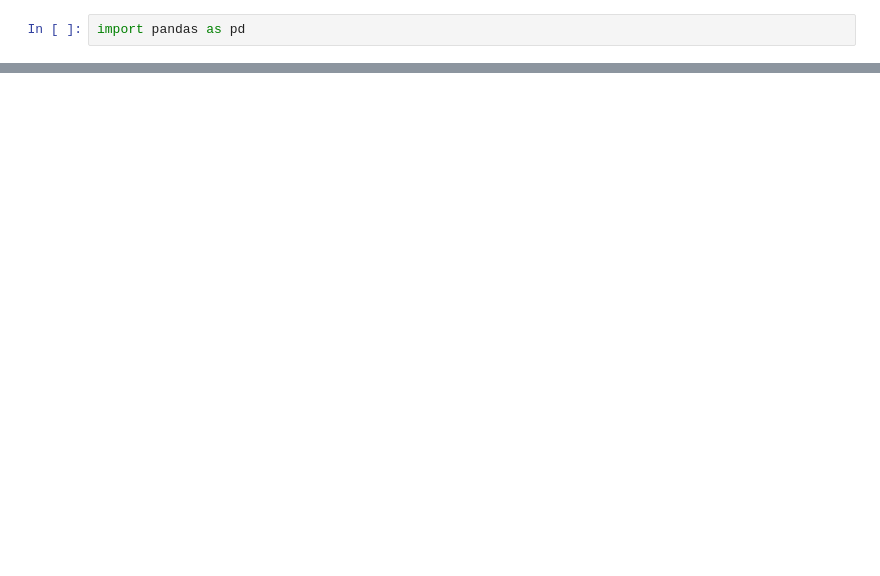
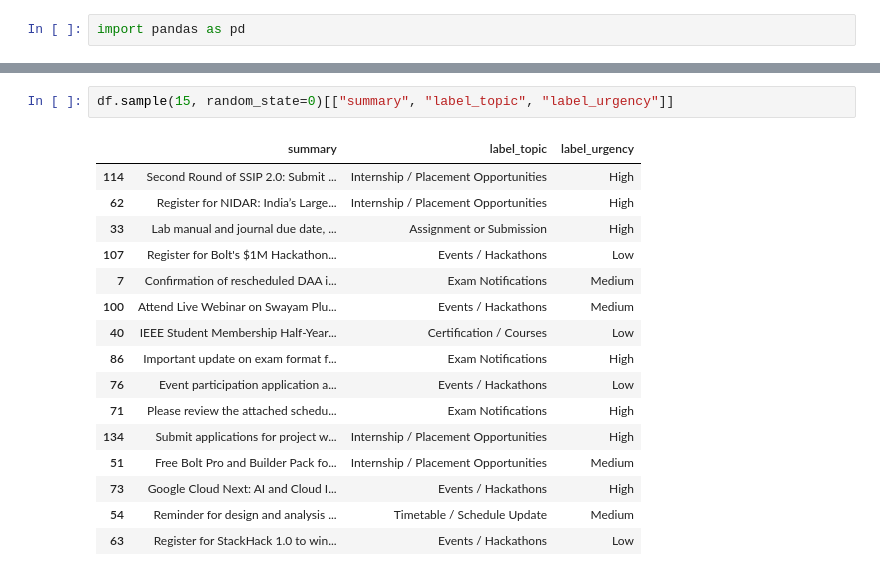
Before and after one commit to vmalani27/Uni-Dash_Reborn, a Jupyter notebook: Machine_Learning_Algo/step4_label_topic/Step3 visualisation after partial labelling.ipynb, the cells around one changed output, grey strips where cells are left out. Saved outputs shown, nothing was run; the diff lists cells and outputs as text; blank space fills up the shorter version.

```diff
--- a/Machine_Learning_Algo/step4_label_topic/Step3 visualisation after partial labelling.ipynb
+++ b/Machine_Learning_Algo/step4_label_topic/Step3 visualisation after partial labelling.ipynb
@@ -124,0 +110,19 @@ df.to_csv("level_2_fixed_3rd_jan.csv",index=False)
+# %%
+df.sample(15, random_state=0)[["summary", "label_topic", "label_urgency"]]
+# %% [output]
+|  | summary | label_topic | label_urgency |
+| 114 | Second Round of SSIP 2.0: Submit ... | Internship / Placement Opportunities | High |
+| 62 | Register for NIDAR: India’s Large... | Internship / Placement Opportunities | High |
+| 33 | Lab manual and journal due date, ... | Assignment or Submission | High |
+| 107 | Register for Bolt's $1M Hackathon... | Events / Hackathons | Low |
+| 7 | Confirmation of rescheduled DAA i... | Exam Notifications | Medium |
+| 100 | Attend Live Webinar on Swayam Plu... | Events / Hackathons | Medium |
+| 40 | IEEE Student Membership Half-Year... | Certification / Courses | Low |
+| 86 | Important update on exam format f... | Exam Notifications | High |
+| 76 | Event participation application a... | Events / Hackathons | Low |
+| 71 | Please review the attached schedu... | Exam Notifications | High |
+| 134 | Submit applications for project w... | Internship / Placement Opportunities | High |
+| 51 | Free Bolt Pro and Builder Pack fo... | Internship / Placement Opportunities | Medium |
+| 73 | Google Cloud Next: AI and Cloud I... | Events / Hackathons | High |
+| 54 | Reminder for design and analysis ... | Timetable / Schedule Update | Medium |
+| 63 | Register for StackHack 1.0 to win... | Events / Hackathons | Low |
```
Also changed, not shown: parts of 13 cells of this notebook, 22 other files.
